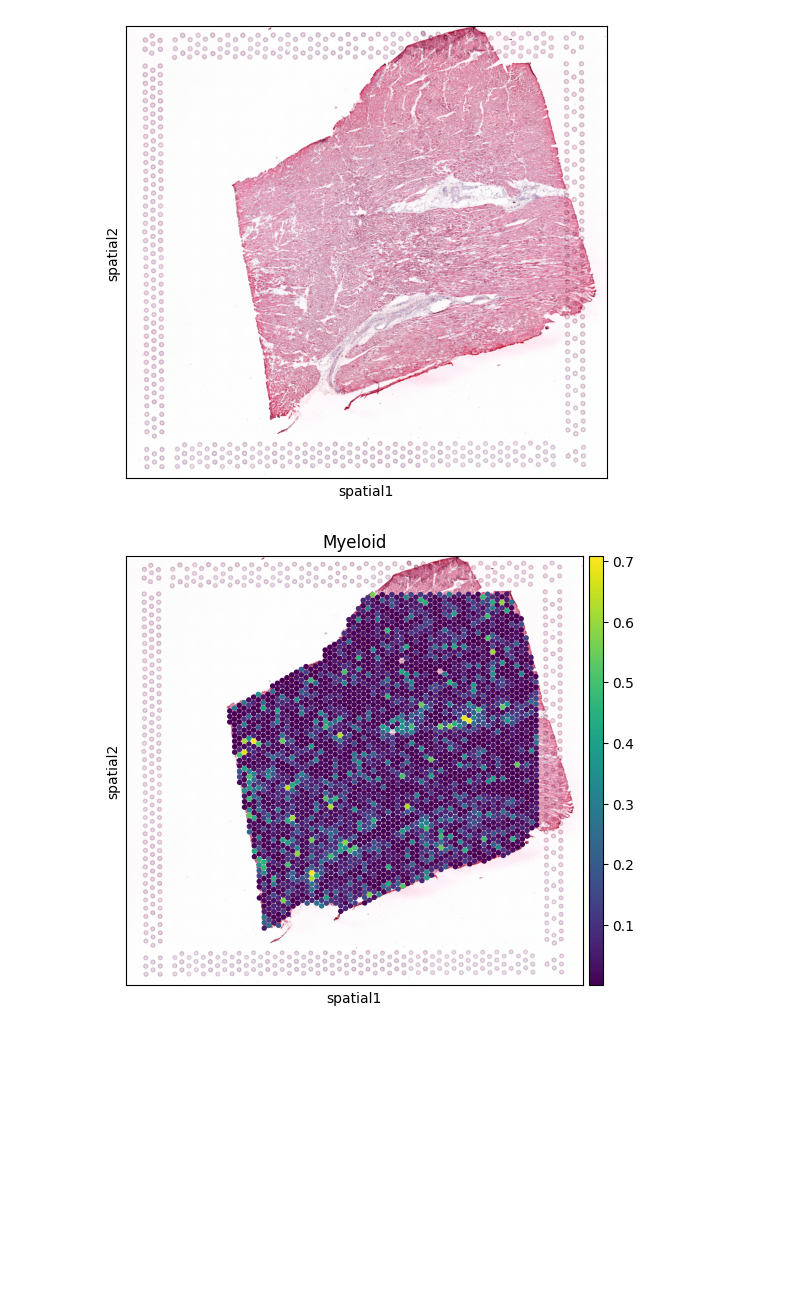
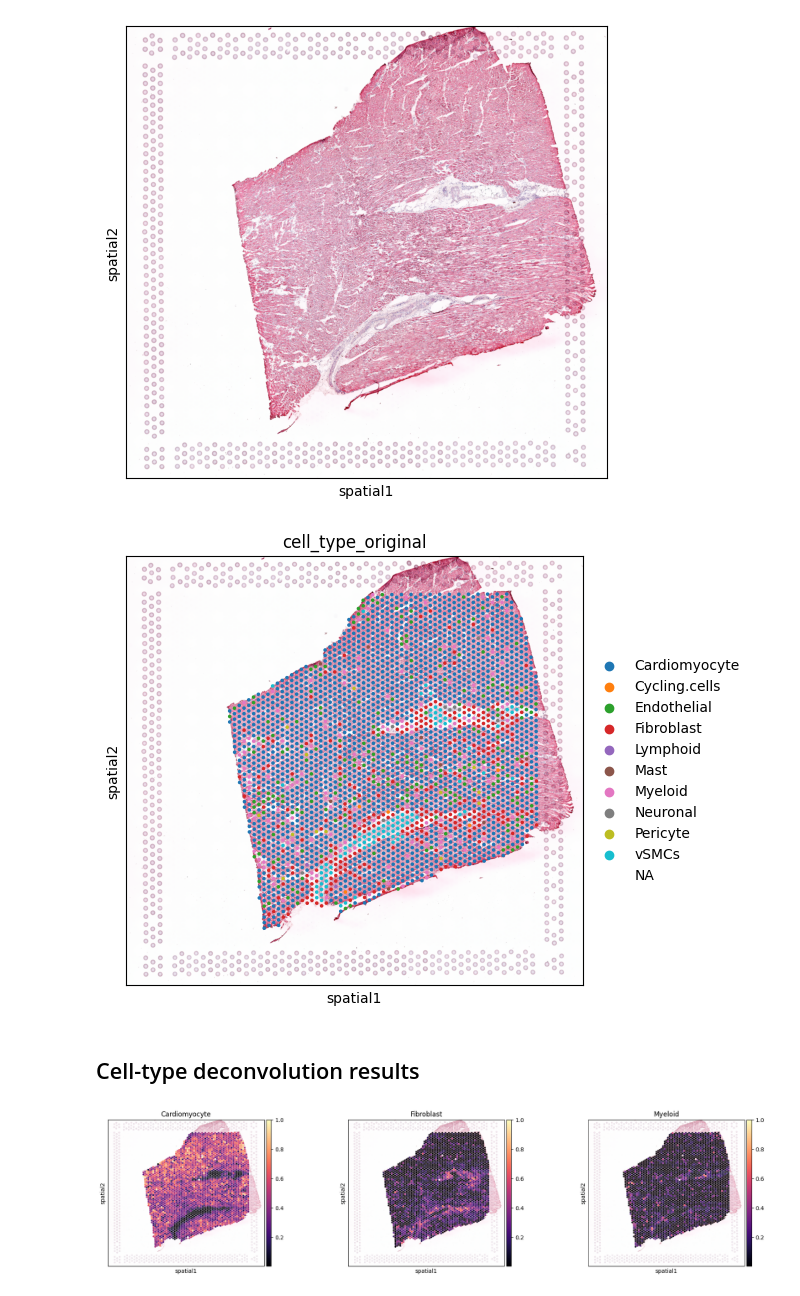
Before and after one commit to sychen9584/mi-heart, a Jupyter notebook: notebooks/spatial/spatial_ctrl_p7_exploration.ipynb, the cells around one changed output. Drawn from its saved outputs; the diff is of its cells as text; code cells hidden in the pictures; blank space fills up the shorter version.

Commit message:
some cell2location exploration and R setup

```diff
--- a/notebooks/spatial/spatial_ctrl_p7_exploration.ipynb
+++ b/notebooks/spatial/spatial_ctrl_p7_exploration.ipynb
@@ -96,12 +97,18 @@ sq.pl.spatial_scatter(
 )
 # %% [output]
 [figure]
+# %%
+sq.pl.spatial_scatter(adata, color="cell_type_original", library_id="Visium_3_CK281",)
+# %% [output]
+[figure, added]
+# %% [markdown]
+## Cell-type deconvolution results
 # %%
 sq.pl.spatial_scatter(
     adata,
-    color="Myeloid",
+    color=["Cardiomyocyte", "Fibroblast", "Myeloid"],
     library_id="Visium_3_CK281",
-    size=1.5
+    size=1.4, img_alpha=0.5, cmap="magma", vmax=1
 )
 # %% [output]
-[figure, old version]
+[figure, new version]
```
Also changed, not shown: parts of 19 cells of this notebook, 5 other files.
